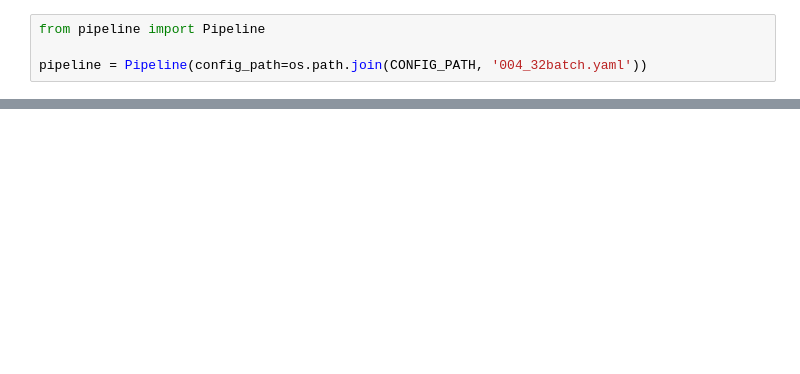
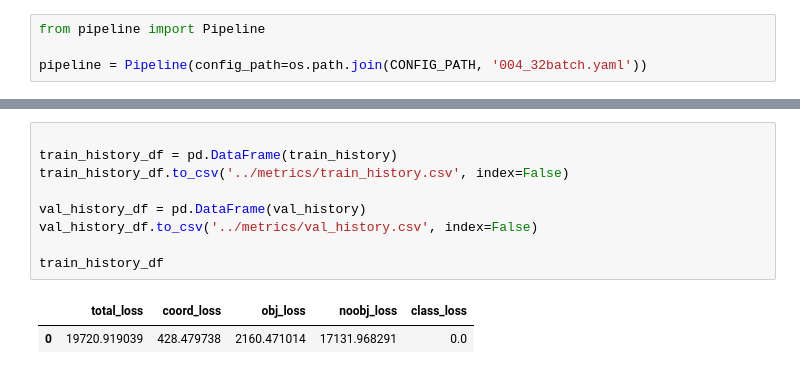
Before and after one commit to automatedtomato/sar_yolo, a Jupyter notebook: notebooks/0002_model_variation.ipynb, the cells around one changed output, grey strips where cells are left out. Cells and saved outputs as stored; diff of their text form; blank space fills up the shorter version.

```diff
--- a/notebooks/0002_model_variation.ipynb
+++ b/notebooks/0002_model_variation.ipynb
@@ -35,0 +131,12 @@ Training model...
+# %%
+
+train_history_df = pd.DataFrame(train_history)
+train_history_df.to_csv('../metrics/train_history.csv', index=False)
+
+val_history_df = pd.DataFrame(val_history)
+val_history_df.to_csv('../metrics/val_history.csv', index=False)
+
+train_history_df
+# %% [output]
+|  | total_loss | coord_loss | obj_loss | noobj_loss | class_loss |
+| 0 | 19720.919039 | 428.479738 | 2160.471014 | 17131.968291 | 0.0 |
```
Also changed, not shown: parts of 9 cells of this notebook, 14 other files.
